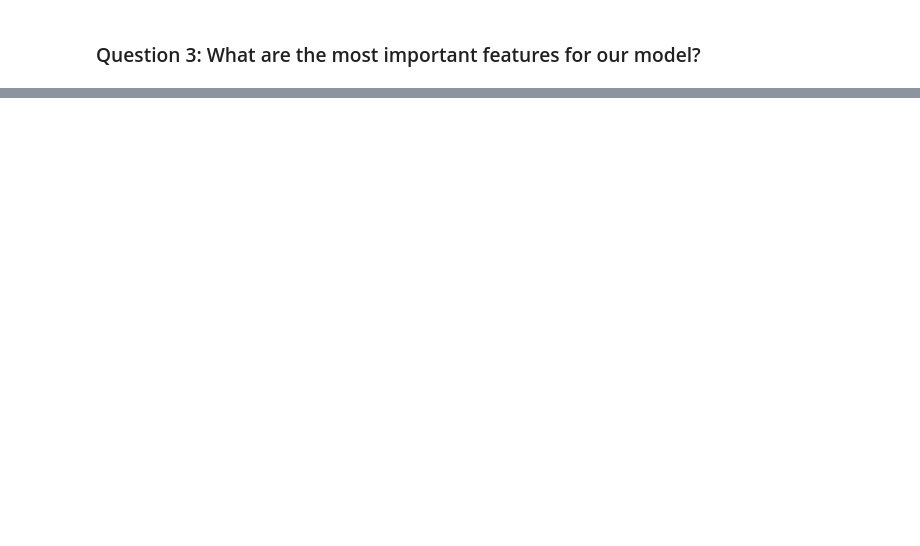
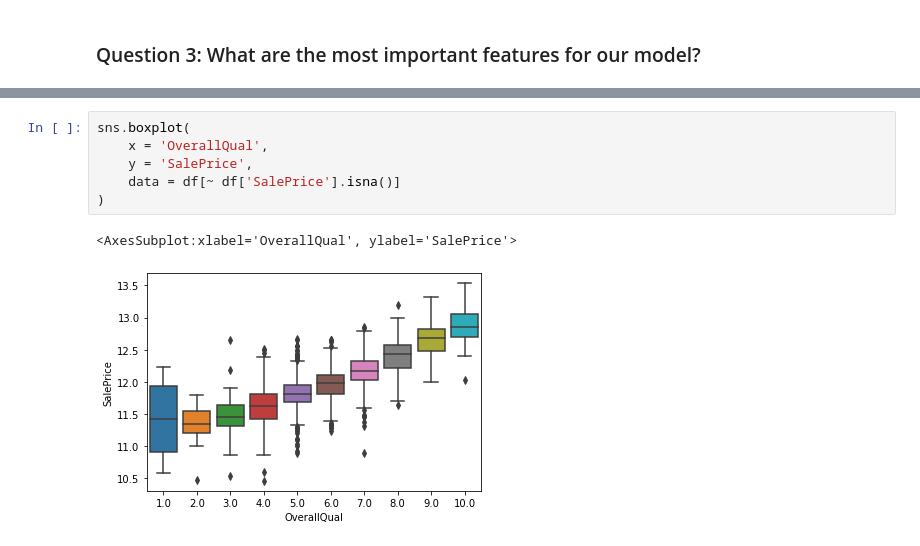
Before and after one commit to jmballard/Kaggle_HousePrice, a Jupyter notebook: analysis_notebook.ipynb, the cells around one changed output, grey strips where cells are left out. Drawn from its saved outputs; the diff is of its cells as text; blank space fills up the shorter version.

```diff
--- a/analysis_notebook.ipynb
+++ b/analysis_notebook.ipynb
@@ -747,0 +749,9 @@ ValueError: Unable to determine Axes to steal space for Colorbar. Either provide
+# %%
+sns.boxplot(
+    x = 'OverallQual',
+    y = 'SalePrice',
+    data = df[~ df['SalePrice'].isna()]
+)
+# %% [output]
+<AxesSubplot:xlabel='OverallQual', ylabel='SalePrice'>
+[figure, added]
```
Also changed, not shown: parts of 34 cells of this notebook.
